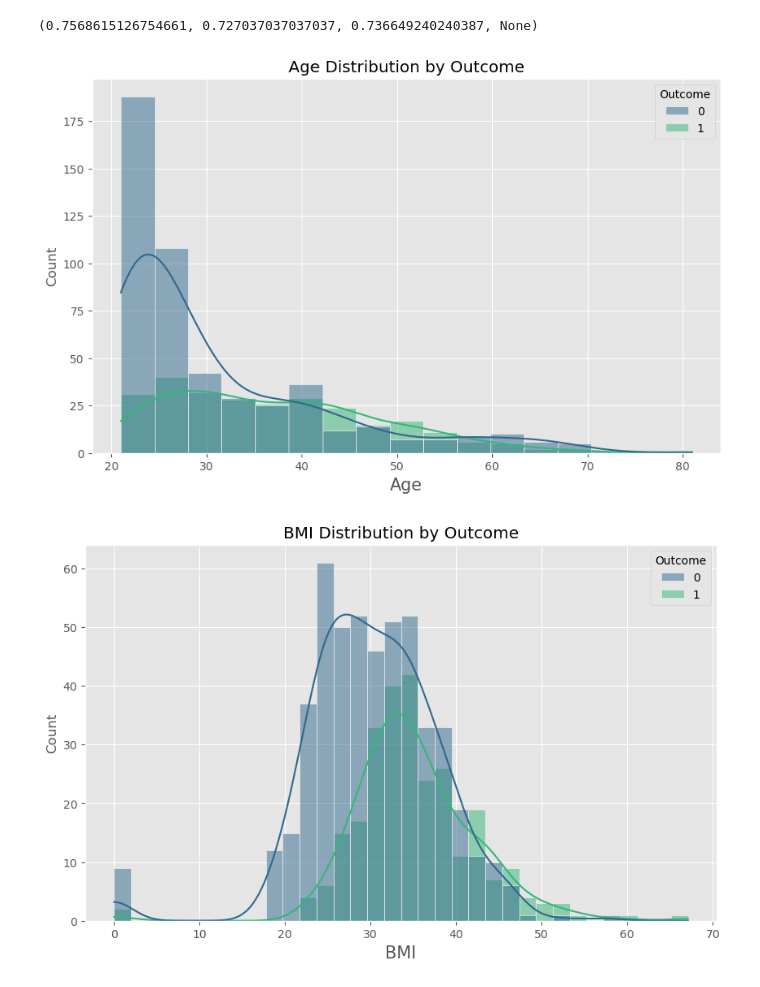
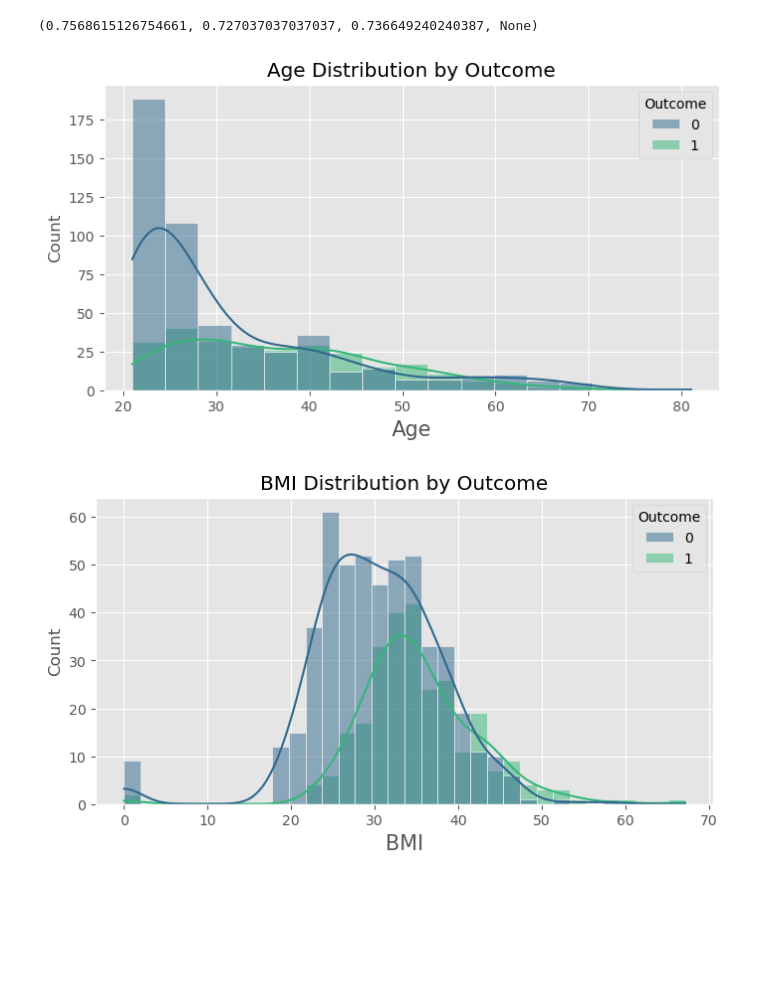
Before and after one commit to BamaCharanChhandogi/Diabetes-Prediction, a Jupyter notebook: server/Diabetes.ipynb, the cells around one changed output. Drawn from its saved outputs; the diff is of its cells as text; code cells hidden in the pictures; blank space fills up the shorter version.

```diff
--- a/server/Diabetes.ipynb
+++ b/server/Diabetes.ipynb
@@ -424,60 +424,60 @@ import seaborn as sns
 plt.style.use('ggplot')
 
 # Plot for Age
-plt.figure(figsize=(10, 6))
+plt.figure(figsize=(8, 4))
 sns.histplot(x=df['Age'], hue=df['Outcome'], palette="viridis", kde=True)
 plt.xlabel('Age', fontsize=15)
 plt.title('Age Distribution by Outcome')
 plt.show()
 
 # Plot for BMI
-plt.figure(figsize=(10, 6))
+plt.figure(figsize=(8, 4))
 sns.histplot(x=df['BMI'], hue=df['Outcome'], palette="viridis", kde=True)
 plt.xlabel('BMI', fontsize=15)
 plt.title('BMI Distribution by Outcome')
 plt.show()
 
 # Plot for BloodPressure
-plt.figure(figsize=(10, 6))
+plt.figure(figsize=(8, 4))
 sns.histplot(x=df['BloodPressure'], hue=df['Outcome'], palette="dark", kde=True)
 plt.xlabel('BloodPressure', fontsize=15)
 plt.title('Blood Pressure Distribution by Outcome')
 plt.show()
 
 # Plot for DiabetesPedigreeFunction
-plt.figure(figsize=(10, 6))
+plt.figure(figsize=(8,4))
 sns.histplot(x=df['DiabetesPedigreeFunction'], hue=df['Outcome'], palette="dark", kde=True)
 plt.xlabel('DiabetesPedigreeFunction', fontsize=15)
 plt.title('Diabetes Pedigree Function Distribution by Outcome')
 plt.show()
 
 # Plot for Glucose
-plt.figure(figsize=(10, 6))
+plt.figure(figsize=(8,4))
 sns.histplot(x=df['Glucose'], hue=df['Outcome'], palette="flare", kde=True)
 plt.xlabel('Glucose', fontsize=15)
 plt.title('Glucose Distribution by Outcome')
 plt.show()
 
 # Plot for Insulin
-plt.figure(figsize=(10, 6))
+plt.figure(figsize=(8,4))
 sns.histplot(x=df['Insulin'], hue=df['Outcome'], palette="flare", kde=True)
 plt.xlabel('Insulin', fontsize=15)
 plt.title('Insulin Distribution by Outcome')
 plt.show()
 
 # Plot for Pregnancies
-plt.figure(figsize=(10, 6))
+plt.figure(figsize=(8,4))
 sns.histplot(x=df['Pregnancies'], hue=df['Outcome'], palette="viridis", kde=True)
 plt.xlabel('Pregnancies', fontsize=15)
 plt.title('Pregnancies Distribution by Outcome')
 plt.show()
 
 # Plot for SkinThickness
-plt.figure(figsize=(10, 6))
+plt.figure(figsize=(8,4))
 sns.histplot(x=df['SkinThickness'], hue=df['Outcome'], palette="viridis", kde=True)
 plt.xlabel('SkinThickness', fontsize=15)
 plt.title('Skin Thickness Distribution by Outcome')
 plt.show()
 # %% [output]
-[figure, old version]
+[figure, new version]
-[figure, old version]
+[figure, new version]
```
Also changed, not shown: parts of 1 cell of this notebook, 19 other files.
